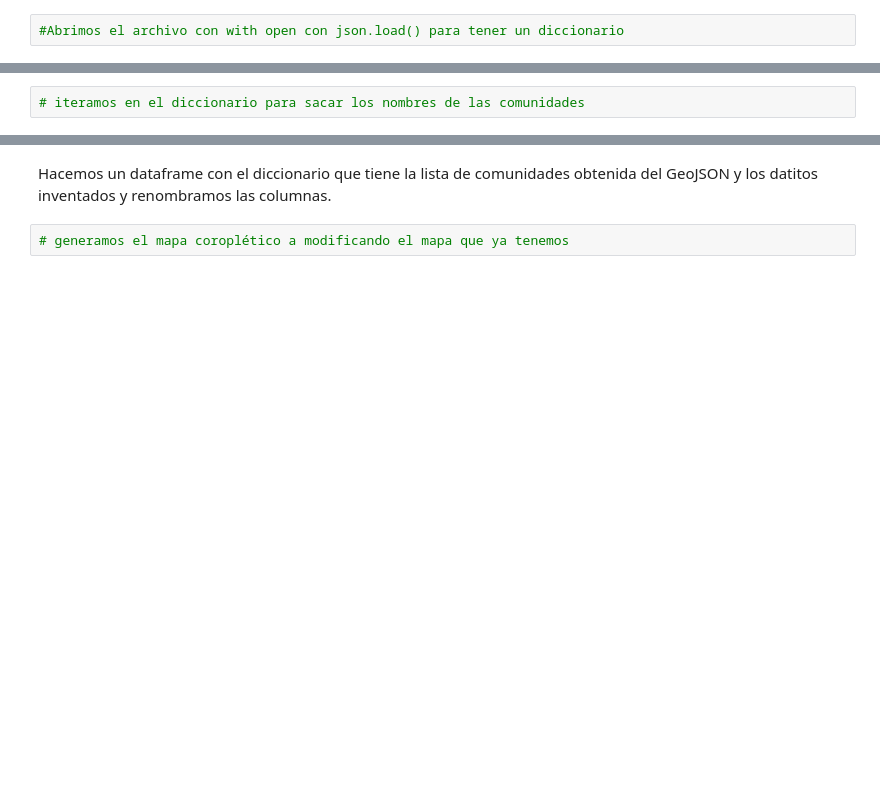
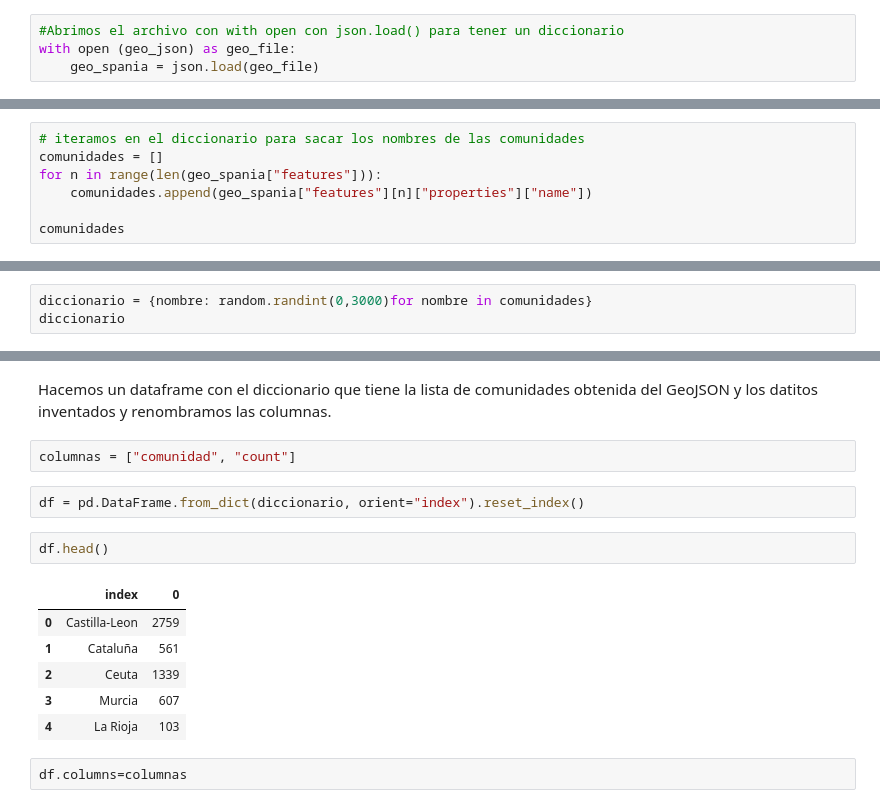
Before and after one commit to Ironhack-Data-Madrid-Mayo-2021/Classroom-Materials, a Jupyter notebook: week_04/03-GeoViz_coropletico.ipynb, the cells around one changed output, grey strips where cells are left out. Drawn from its saved outputs; the diff is of its cells as text; blank space fills up the shorter version.

Commit message:
seguimos con mapas 🔥🗺

```diff
--- a/week_04/03-GeoViz_coropletico.ipynb
+++ b/week_04/03-GeoViz_coropletico.ipynb
@@ -23,3 +23,5 @@ import json
 geo_json = r'../datasets/spain-communities.geojson'
 # %%
 #Abrimos el archivo con with open con json.load() para tener un diccionario
+with open (geo_json) as geo_file:
+    geo_spania = json.load(geo_file)
@@ -26,2 +52,7 @@ geo_json = r'../datasets/spain-communities.geojson'
 # %%
 # iteramos en el diccionario para sacar los nombres de las comunidades
+comunidades = []
+for n in range(len(geo_spania["features"])):
+    comunidades.append(geo_spania["features"][n]["properties"]["name"])
+
+comunidades
@@ -29,3 +80,6 @@ geo_json = r'../datasets/spain-communities.geojson'
 Somos analistas de datos pero vamos a inventarnos unos datitos .... sorry 🙄
 # %%
 import random
+# %%
+diccionario = {nombre: random.randint(0,3000)for nombre in comunidades}
+diccionario
@@ -32,4 +106,17 @@ import random
 # %% [markdown]
 Hacemos un dataframe con el diccionario que tiene la lista de comunidades obtenida del GeoJSON y los datitos inventados y renombramos las columnas.
-# %%
-# generamos el mapa coroplético a modificando el mapa que ya tenemos
+# %%
+columnas = ["comunidad", "count"]
+# %%
+df = pd.DataFrame.from_dict(diccionario, orient="index").reset_index()
+# %%
+df.head()
+# %% [output]
+|  | index | 0 |
+| 0 | Castilla-Leon | 2759 |
+| 1 | Cataluña | 561 |
+| 2 | Ceuta | 1339 |
+| 3 | Murcia | 607 |
+| 4 | La Rioja | 103 |
+# %%
+df.columns=columnas
```
Also changed, not shown: parts of 13 cells of this notebook, 1 other file.
